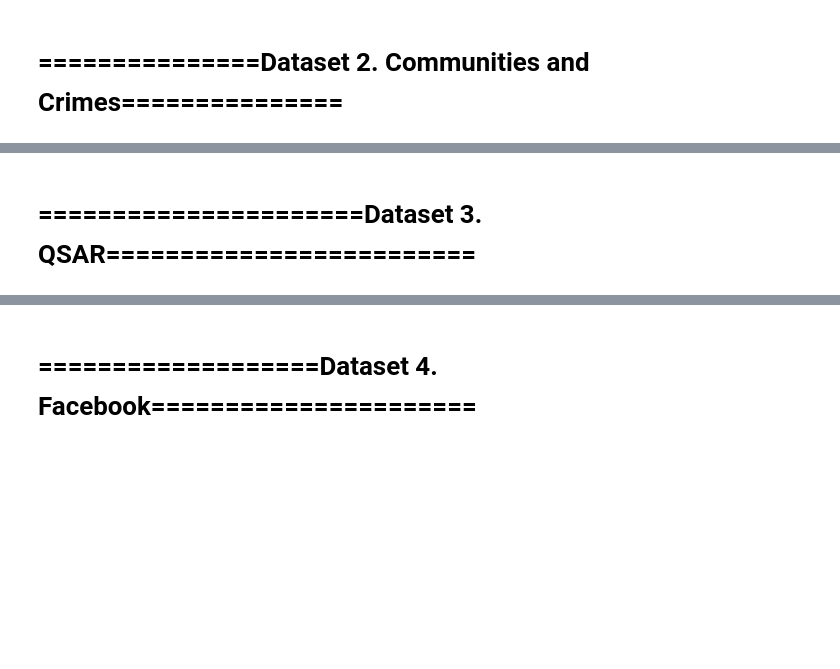
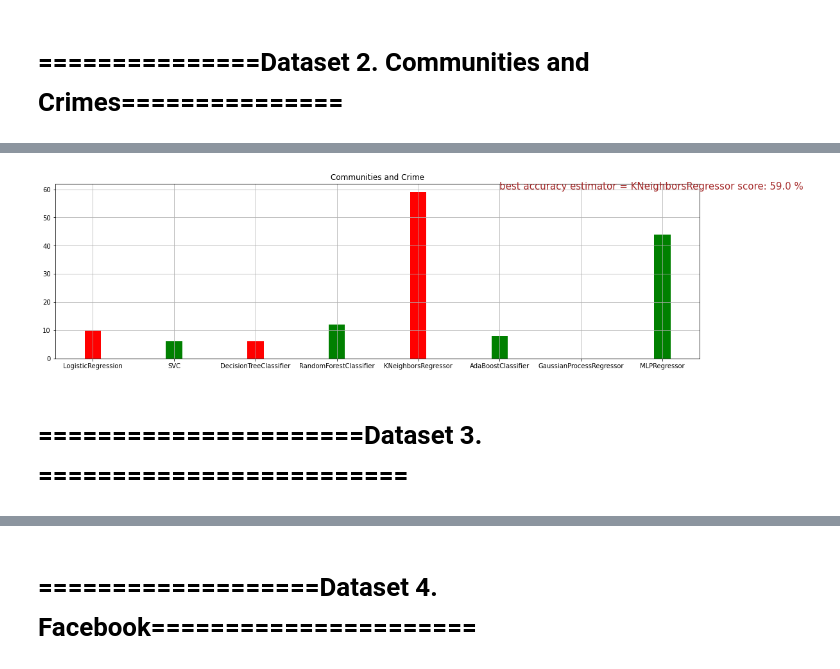
Before and after one commit to weilien717/Machine-Learning-with-scikit-learn-and-real-life-data, a Jupyter notebook: default/RegressionModels.ipynb, the cells around one changed output, grey strips where cells are left out. Drawn from its saved outputs; the diff is of its cells as text; code cells hidden in the pictures; blank space fills up the shorter version.

```diff
--- a/default/RegressionModels.ipynb
+++ b/default/RegressionModels.ipynb
@@ -3,7 +3,7 @@ import numpy as np
 import pandas as pd
 import matplotlib.pyplot as plt
 import seaborn as sns
-
+import sklearn
 from sklearn.impute import SimpleImputer
 from sklearn import preprocessing
 from sklearn.model_selection import train_test_split
@@ -23,3 +23,5 @@ from sklearn.linear_model import LinearRegression
 from sklearn.linear_model import Ridge
 from sklearn.neural_network import MLPRegressor
 from datetime import datetime
+from sklearn.preprocessing import LabelEncoder
+encoder = LabelEncoder()
@@ -129,0 +262,14 @@ FileNotFoundError: [Errno 2] No such file or directory: 'attributes.txt'
+# %%
+data = pd.read_csv('resources2/communities.data',sep=',',header=None, skipinitialspace=True)
+# encode by converting to int
+print('before encoding')
+display(data)
+for i in range(0, 128):
+    data[i] = encoder.fit_transform(data[i])
+
+X = data.drop(127, axis='columns')
+y = data[127]
+
+print('after encoding')
+display(data)
+X_trn_crime, X_tst_crime, y_trn_crime, y_tst_crime = separateData(X,y)
@@ -129,0 +305,4 @@ FileNotFoundError: [Errno 2] No such file or directory: 'attributes.txt'
+# %%
+%%time
+crime_estimators, crime_scores = train_with_all_classifier(X_trn_crime, y_trn_crime,
+                                                                 'Communities and Crimes', X_tst_crime,y_tst_crime)
@@ -130,5 +327,9 @@ FileNotFoundError: [Errno 2] No such file or directory: 'attributes.txt'
+# %%
+plotBarGraph(crime_scores, 'Communities and Crime')
+# %% [output]
+[figure, added]
 # %% [markdown]
-# ======================Dataset 3. QSAR=========================
+# ======================Dataset 3.  =========================
 # %%
 #Preparing data for traing
 #getting the default dataset
```
Also changed, not shown: parts of 45 cells of this notebook.
